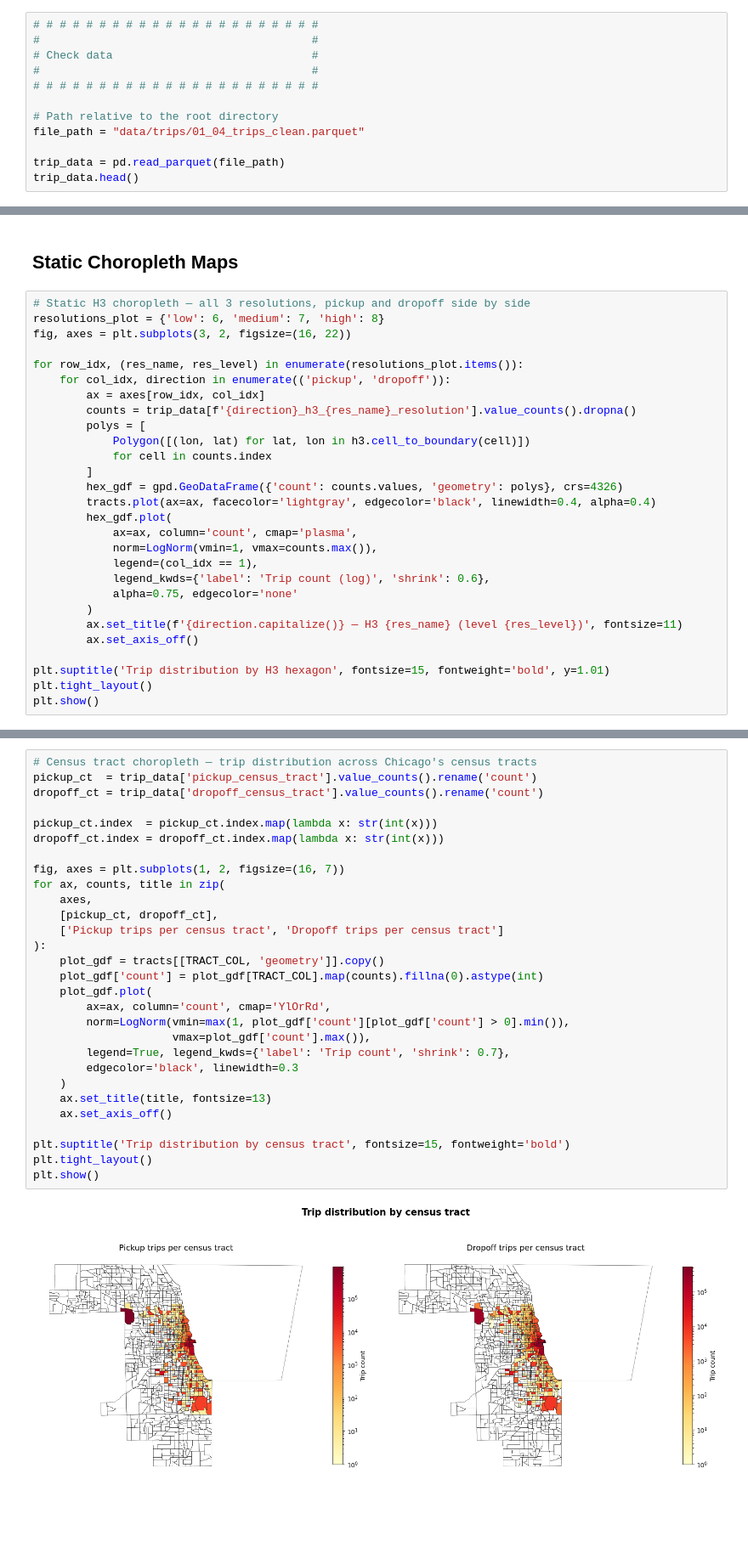
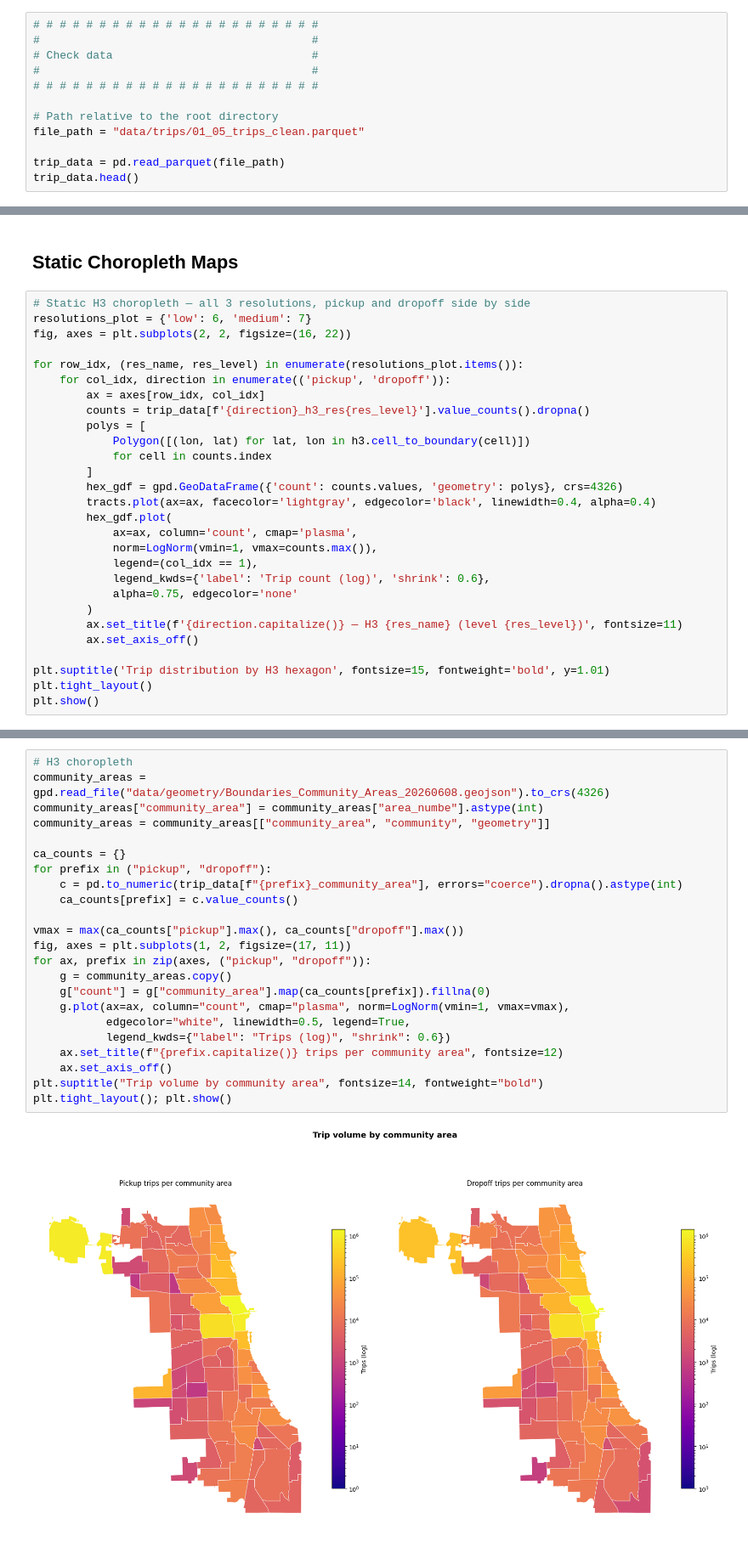
Before and after one commit to ge02/AAA_TA_2026, a Jupyter notebook: notebooks/03_Visualization/03_01_Data_Visualization_Trips.ipynb, the cells around one changed output, grey strips where cells are left out. Shown at 85% size. Cells and saved outputs as stored; diff of their text form; blank space fills up the shorter version.

```diff
--- a/notebooks/03_Visualization/03_01_Data_Visualization_Trips.ipynb
+++ b/notebooks/03_Visualization/03_01_Data_Visualization_Trips.ipynb
@@ -55,7 +55,7 @@ Working directory: C:\Users\Yannick Herrmann\Documents\Uni\AAA\AAA_Project\AAA_T
 # # # # # # # # # # # # # # # # # # # # # #
 
 # Path relative to the root directory
-file_path = "data/trips/01_04_trips_clean.parquet"
+file_path = "data/trips/01_05_trips_clean.parquet"
 
 trip_data = pd.read_parquet(file_path)
 trip_data.head()
@@ -397,13 +355,13 @@ KeyError: 'pickup_h3_high_resolution'
 ## Static Choropleth Maps
 # %%
 # Static H3 choropleth — all 3 resolutions, pickup and dropoff side by side
-resolutions_plot = {'low': 6, 'medium': 7, 'high': 8}
-fig, axes = plt.subplots(3, 2, figsize=(16, 22))
+resolutions_plot = {'low': 6, 'medium': 7}
+fig, axes = plt.subplots(2, 2, figsize=(16, 22))
 
 for row_idx, (res_name, res_level) in enumerate(resolutions_plot.items()):
     for col_idx, direction in enumerate(('pickup', 'dropoff')):
         ax = axes[row_idx, col_idx]
-        counts = trip_data[f'{direction}_h3_{res_name}_resolution'].value_counts().dropna()
+        counts = trip_data[f'{direction}_h3_res{res_level}'].value_counts().dropna()
         polys = [
             Polygon([(lon, lat) for lat, lon in h3.cell_to_boundary(cell)])
             for cell in counts.index
@@ -428,34 +386,28 @@ plt.show()
 # %%
-# Census tract choropleth — trip distribution across Chicago's census tracts
-pickup_ct  = trip_data['pickup_census_tract'].value_counts().rename('count')
-dropoff_ct = trip_data['dropoff_census_tract'].value_counts().rename('count')
+# H3 choropleth
+community_areas = gpd.read_file("data/geometry/Boundaries_Community_Areas_20260608.geojson").to_crs(4326)
+community_areas["community_area"] = community_areas["area_numbe"].astype(int)
+community_areas = community_areas[["community_area", "community", "geometry"]]
 
-pickup_ct.index  = pickup_ct.index.map(lambda x: str(int(x)))
-dropoff_ct.index = dropoff_ct.index.map(lambda x: str(int(x)))
+ca_counts = {}
+for prefix in ("pickup", "dropoff"):
+    c = pd.to_numeric(trip_data[f"{prefix}_community_area"], errors="coerce").dropna().astype(int)
+    ca_counts[prefix] = c.value_counts()
 
-fig, axes = plt.subplots(1, 2, figsize=(16, 7))
-for ax, counts, title in zip(
-    axes,
-    [pickup_ct, dropoff_ct],
-    ['Pickup trips per census tract', 'Dropoff trips per census tract']
-):
-    plot_gdf = tracts[[TRACT_COL, 'geometry']].copy()
-    plot_gdf['count'] = plot_gdf[TRACT_COL].map(counts).fillna(0).astype(int)
-    plot_gdf.plot(
-        ax=ax, column='count', cmap='YlOrRd',
-        norm=LogNorm(vmin=max(1, plot_gdf['count'][plot_gdf['count'] > 0].min()),
-                     vmax=plot_gdf['count'].max()),
-        legend=True, legend_kwds={'label': 'Trip count', 'shrink': 0.7},
-        edgecolor='black', linewidth=0.3
-    )
-    ax.set_title(title, fontsize=13)
+vmax = max(ca_counts["pickup"].max(), ca_counts["dropoff"].max())
+fig, axes = plt.subplots(1, 2, figsize=(17, 11))
+for ax, prefix in zip(axes, ("pickup", "dropoff")):
+    g = community_areas.copy()
+    g["count"] = g["community_area"].map(ca_counts[prefix]).fillna(0)
+    g.plot(ax=ax, column="count", cmap="plasma", norm=LogNorm(vmin=1, vmax=vmax),
+           edgecolor="white", linewidth=0.5, legend=True,
+           legend_kwds={"label": "Trips (log)", "shrink": 0.6})
+    ax.set_title(f"{prefix.capitalize()} trips per community area", fontsize=12)
     ax.set_axis_off()
-
-plt.suptitle('Trip distribution by census tract', fontsize=15, fontweight='bold')
-plt.tight_layout()
-plt.show()
+plt.suptitle("Trip volume by community area", fontsize=14, fontweight="bold")
+plt.tight_layout(); plt.show()
 # %% [output]
-[figure, old version]
+[figure, new version]
 # %%
 import matplotlib.pyplot as plt
 import seaborn as sns
```
Also changed, not shown: parts of 13 cells of this notebook, 17 other files.
